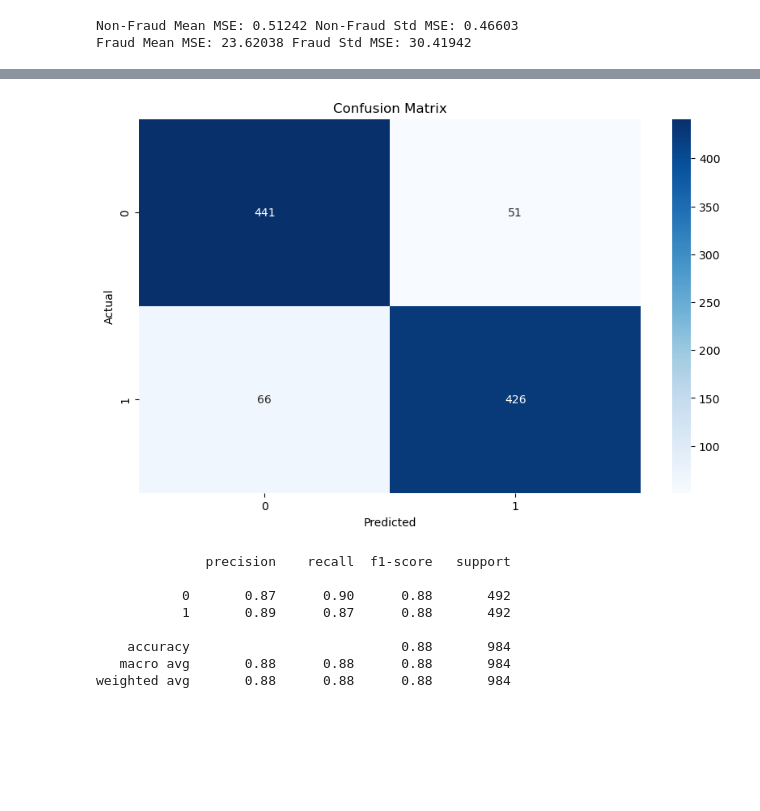
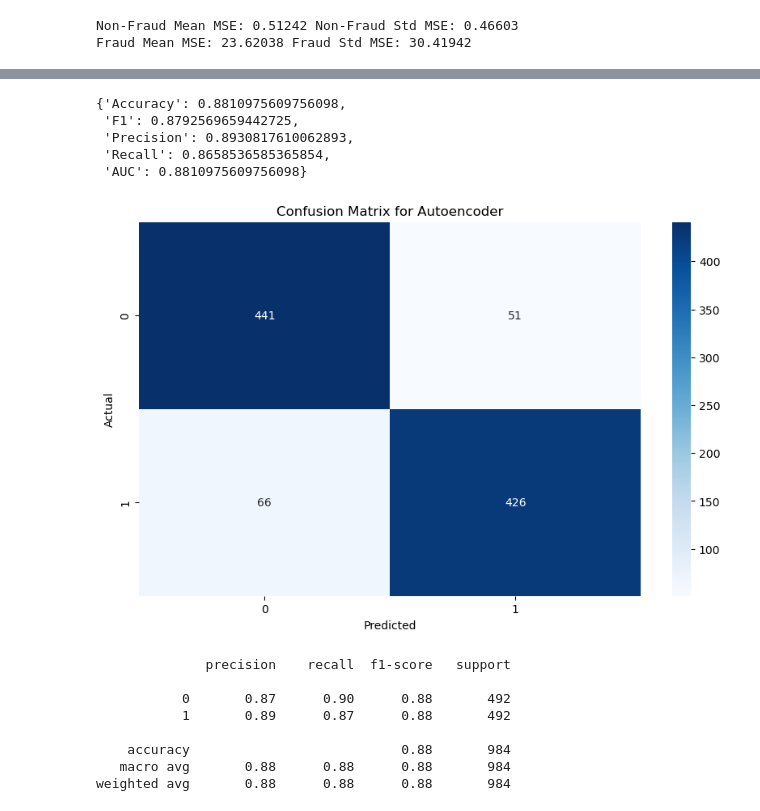
Before and after one commit to dennisjooo/Credit-Fraud-Detector, a Jupyter notebook: fraud.ipynb, the cells around one changed output, grey strips where cells are left out. Drawn from its saved outputs; the diff is of its cells as text; code cells hidden in the pictures; blank space fills up the shorter version.

```diff
--- a/fraud.ipynb
+++ b/fraud.ipynb
@@ -129,0 +188,23 @@ X_train_dev = scaler.transform(X_train_dev)
+# %%
+def plot_confusion_matrix(label, prediction, title=None, save=False):
+    # Creating the confusion matrix
+    cm = confusion_matrix(label, prediction)
+
+    # Setting the figure size
+    plt.figure(figsize=(10, 6))
+
+    # Plotting the confusion matrix
+    sns.heatmap(cm, annot=True, fmt="d", cmap="Blues")
+
+    # Plot settings
+    plt.xlabel("Predicted")
+    plt.ylabel("Actual")
+    plt.title("Confusion Matrix for {}".format(title if title is not None else "the Model"))
+
+    # Saving the plot if specified
+    if save and title is not None:
+        path = os.path.join(graph_path, "cm_{}.png".format(str.lower(title)))
+        plt.savefig(path, dpi=300, bbox_inches="tight", transparent=True)
+
+    # Showing the plot
+    plt.show()
@@ -388,25 +431,20 @@ AUC: 0.95043
 threshold = 1
 
 # Getting the predictions
-y_dev_pred = np.where(dev_mse > threshold, 1, 0)
+y_dev_pred_ae = np.where(dev_mse > threshold, 1, 0)
-# %%
-# Creating the confusion matrix
-cm = confusion_matrix(y_dev, y_dev_pred)
-
-# Setting the figure size
-plt.figure(figsize=(10, 6))
-
-# Plotting the confusion matrix
-sns.heatmap(cm, annot=True, fmt="d", cmap="Blues")
-
-# Plot settings
-plt.xlabel("Predicted")
-plt.ylabel("Actual")
-plt.title("Confusion Matrix")
-
-# Showing the plot
-plt.show()
-# %% [output]
-[figure, removed]
+# %%
+# Model metrics
+classifier_metrics(y_dev, y_dev_pred_ae)
+# %% [output]
+{'Accuracy': 0.8810975609756098,
+ 'F1': 0.8792569659442725,
+ 'Precision': 0.8930817610062893,
+ 'Recall': 0.8658536585365854,
+ 'AUC': 0.8810975609756098}
+# %%
+# Plotting the confusion matrix
+plot_confusion_matrix(y_dev, y_dev_pred_ae, "Autoencoder")
+# %% [output]
+[figure, added]
 # %%
 # Getting the classification report
```
Also changed, not shown: parts of 31 cells of this notebook, 11 other files.
